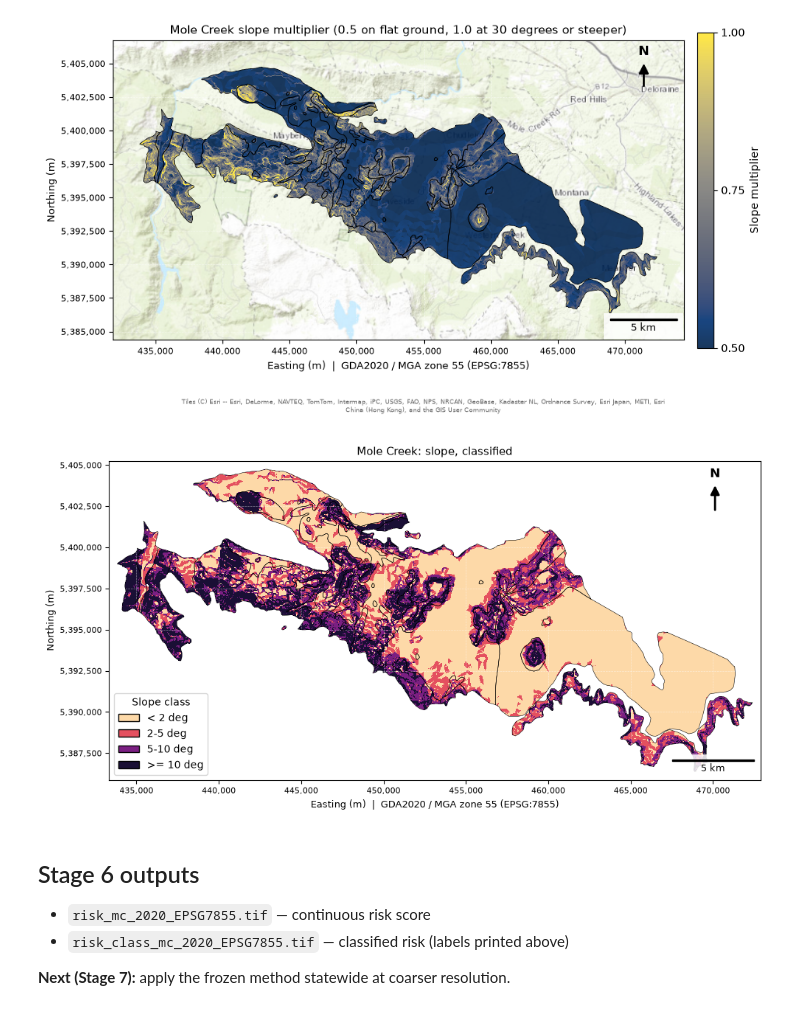
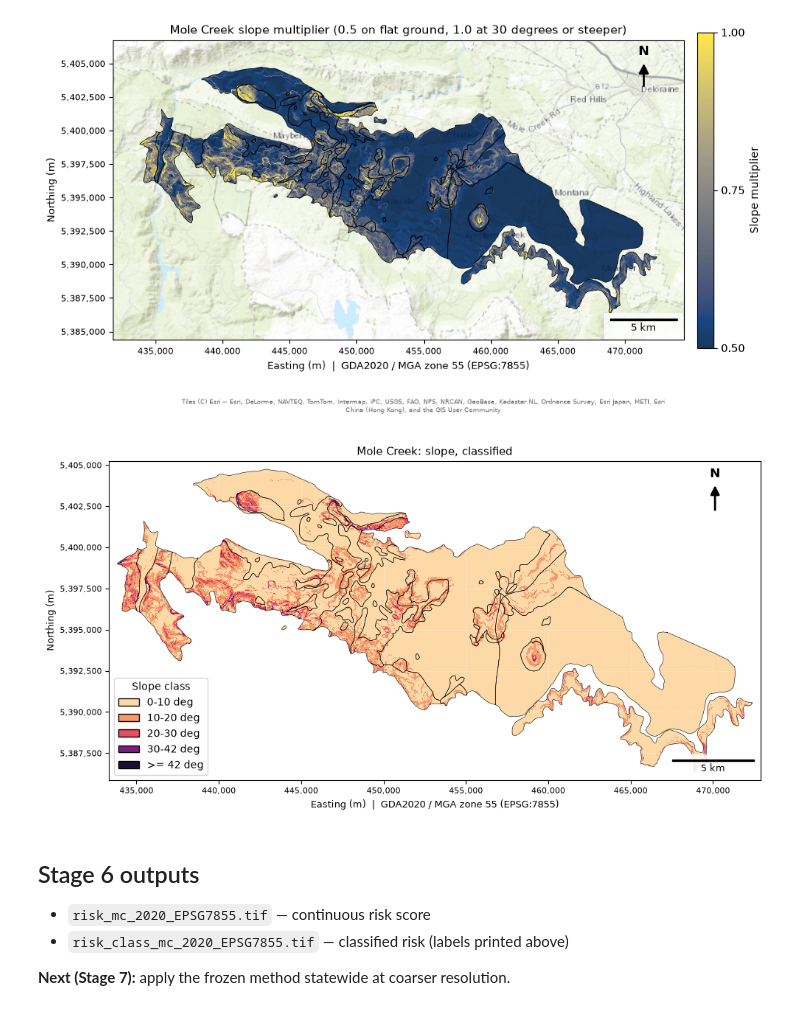
Before and after one commit to University-of-Tasmania-GPSS/AT3_Group3_2026, a Jupyter notebook: notebooks/06_relative_risk.ipynb, the cells around one changed output. Cells and saved outputs as stored; diff of their text form; code cells hidden in the pictures.

```diff
--- a/notebooks/06_relative_risk.ipynb
+++ b/notebooks/06_relative_risk.ipynb
@@ -217,30 +197,30 @@ plt.show()
 # %%
 from matplotlib.colors import ListedColormap
 from matplotlib.patches import Patch
 
-SLOPE_CLASS_COLOURS = ["#fdd9a8", "#e4505f", "#7b1f82", "#1a0f35"]
-SLOPE_CLASS_LABELS = ["< 2 deg", "2-5 deg", "5-10 deg", ">= 10 deg"]
+SLOPE_CLASS_COLOURS = ["#fdd9a8", "#f59a6b", "#e4505f", "#7b1f82", "#1a0f35"]
+SLOPE_CLASS_LABELS = ["0-10 deg", "10-20 deg", "20-30 deg", "30-42 deg", ">= 42 deg"]
 slope_deg = slope_degrees(dem, dem_nodata, dem_cell)
-slope_class = np.where(np.isnan(slope_deg), np.nan, np.digitize(np.nan_to_num(slope_deg), [2, 5, 10]))
+slope_class = np.where(np.isnan(slope_deg), np.nan, np.digitize(np.nan_to_num(slope_deg), [10, 20, 30, 42]))
 
 fig, ax = plt.subplots(figsize=(10, 5.6))
 ax.imshow(np.ma.masked_where(~valid | np.isnan(slope_class), slope_class), cmap=ListedColormap(SLOPE_CLASS_COLOURS),
-          vmin=0, vmax=3, interpolation="nearest", extent=raster_extent(transform, slope_class.shape))
+          vmin=0, vmax=4, interpolation="nearest", extent=raster_extent(transform, slope_class.shape))
 karst_only.boundary.plot(ax=ax, color="black", lw=0.4)
 minx, miny, maxx, maxy = karst_only.total_bounds
 ax.set_xlim(minx - 500, maxx + 500)
 ax.set_ylim(miny - 500, maxy + 500)
 ax.legend(handles=[Patch(facecolor=c, edgecolor="black", label=l) for c, l in zip(SLOPE_CLASS_COLOURS, SLOPE_CLASS_LABELS)],
           title="Slope class", loc="lower left")
 ax.set_title("Mole Creek: slope, classified", fontsize=11)
 style_map_axes(ax)
 add_scalebar(ax, 5000)
 add_north_arrow(ax)
 plt.tight_layout()
 fig.savefig(Path("..") / "figures" / "slope_classified_mole_creek.png", dpi=200, bbox_inches="tight")
 plt.show()
 # %% [output]
-[figure, old version]
+[figure, new version]
 # %% [markdown]
 ## Stage 6 outputs
 
```
Also changed, not shown: parts of 9 cells of this notebook, 27 other files.
